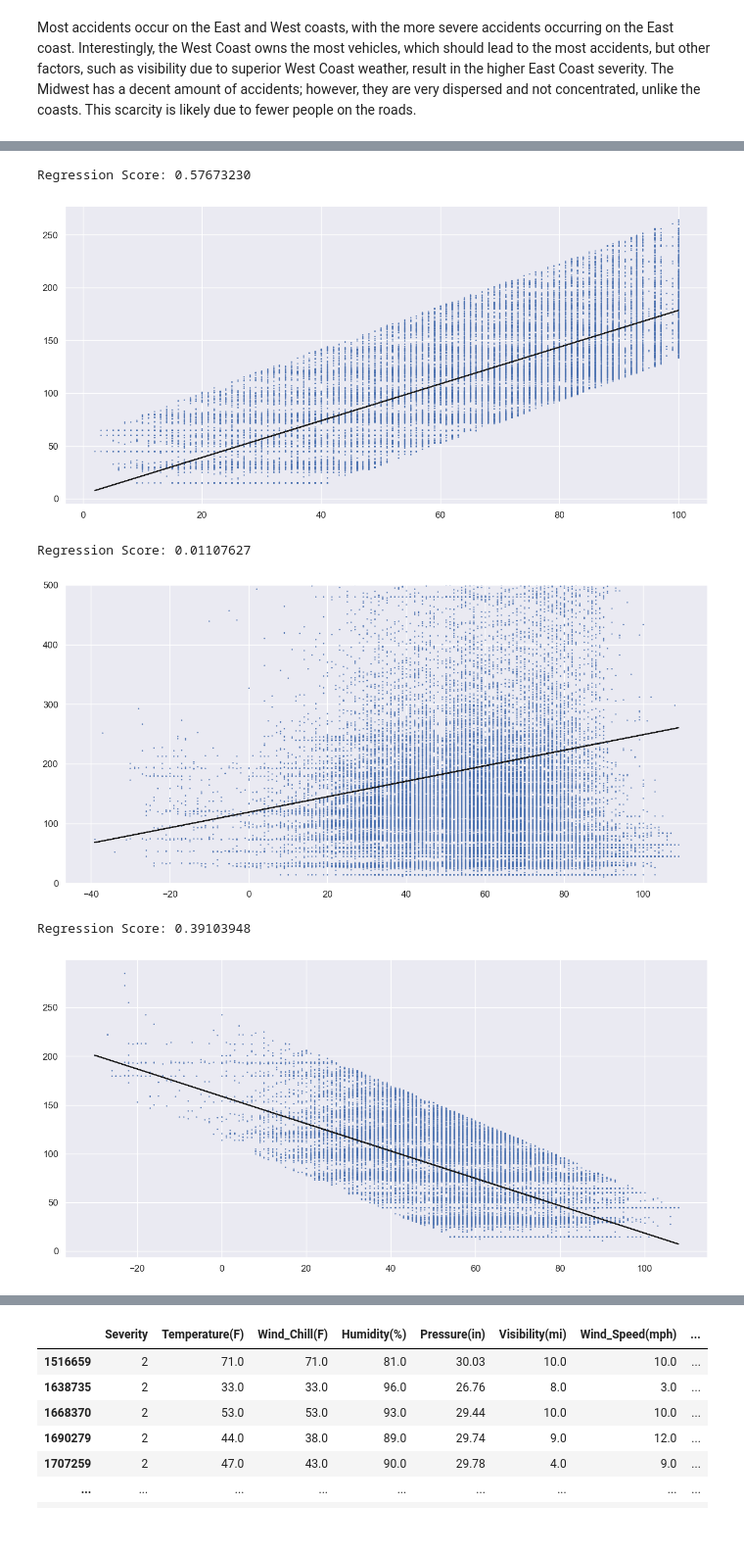
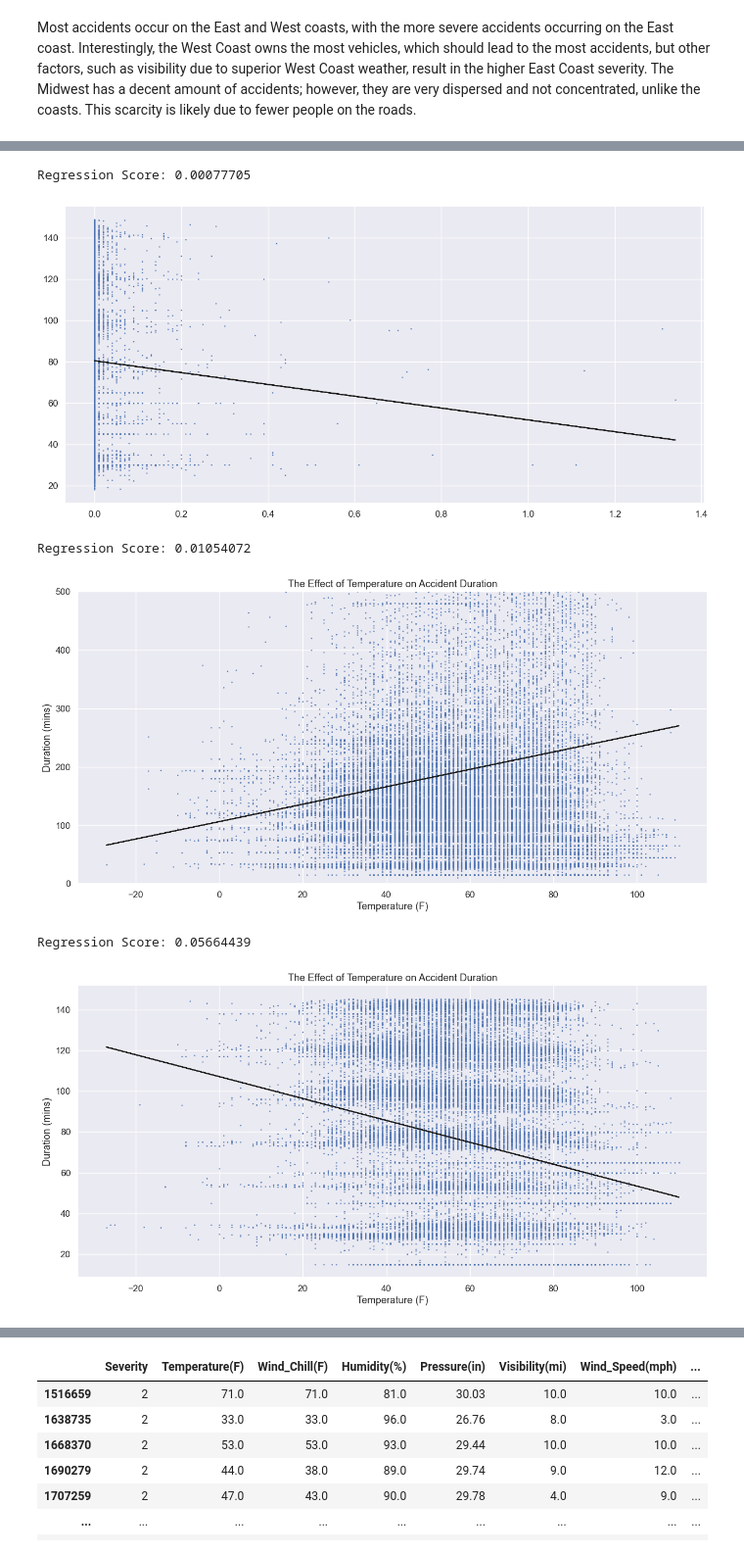
Before and after one commit to Anubis-vc/Anubis-vc.github.io, a Jupyter notebook: FinalProject.ipynb, the cells around one changed output, grey strips where cells are left out. Shown at 98% size. Cells and saved outputs as stored; diff of their text form; code cells hidden in the pictures.

```diff
--- a/FinalProject.ipynb
+++ b/FinalProject.ipynb
@@ -434,5 +461,5 @@ def linregML(X,Y):
 # %%
-def RANSAClinregML(X,Y):
+def RANSAClinregML(X,Y, dep, ind, title):
     ransac = linear_model.RANSACRegressor()
     ransac.fit(X, Y)
     inlier_mask = ransac.inlier_mask_
@@ -453,4 +480,8 @@ def RANSAClinregML(X,Y):
     plt.scatter(X_test, y_test, color ='b', s= 0.5)
     plt.plot(X_test, y_pred, color ='k')
 
+    plt.title(title)
+    plt.xlabel(dep)
+    plt.ylabel(ind)
+
     plt.show()
@@ -530,21 +594,23 @@ Regression Score: 0.00002655
 # %%
-x = df[['Humidity(%)']]
+x = df[['Precipitation(in)']]
 y = df[['Duration']]
-RANSAClinregML(x,y)
+RANSAClinregML(x,y, 'Precipitation (in)', 'Duration (mins)')
 # %% [output]
-Regression Score: 0.57673230
+Regression Score: 0.00077705
-[figure, old version]
+[figure, new version]
 # %%
-x = df[['Wind_Chill(F)']]
+x = df[['Temperature(F)']]
 y = df[['Duration']]
-linregML(x,y)
+linregML(x,y, 'Temperature (F)', 'Duration (mins)',
+         'The Effect of Temperature on Accident Duration')
 # %% [output]
-Regression Score: 0.01107627
+Regression Score: 0.01054072
-[figure, old version]
+[figure, new version]
 # %%
-x = df[['Wind_Chill(F)']]
+x = df[['Temperature(F)']]
 y = df[['Duration']]
-RANSAClinregML(x,y)
+RANSAClinregML(x,y, 'Temperature (F)', 'Duration (mins)',
+               'The Effect of Temperature on Accident Duration')
 # %% [output]
-Regression Score: 0.39103948
+Regression Score: 0.05664439
-[figure, old version]
+[figure, new version]
```
Also changed, not shown: parts of 47 cells of this notebook.
